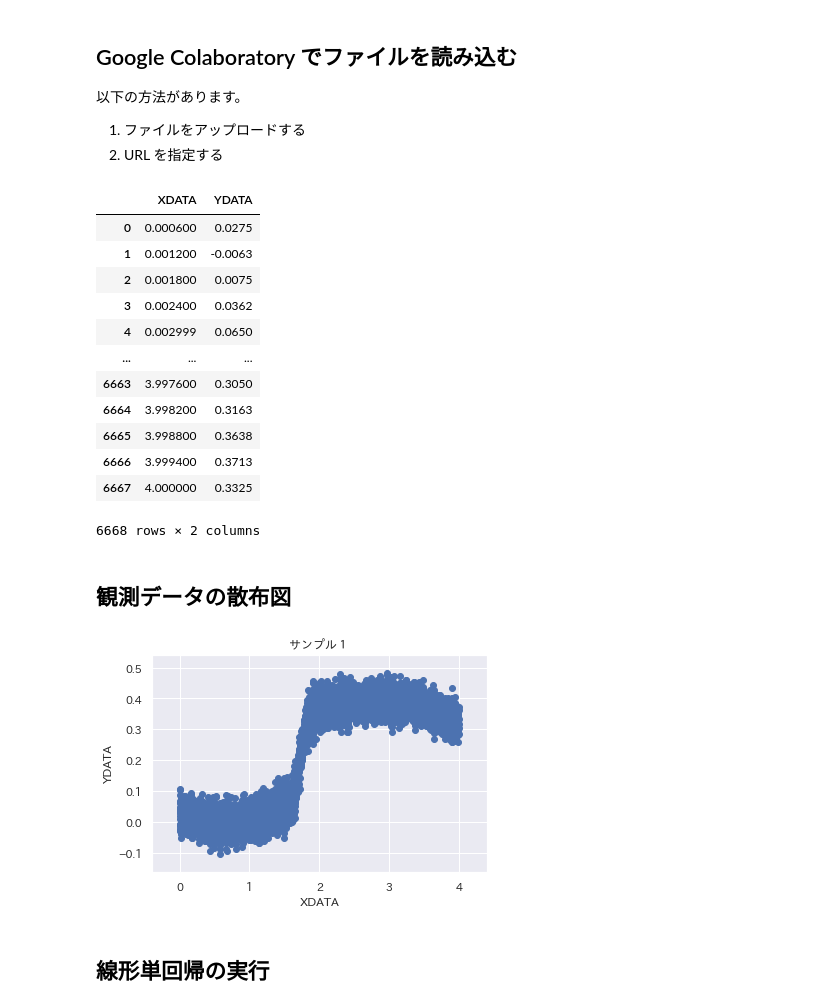
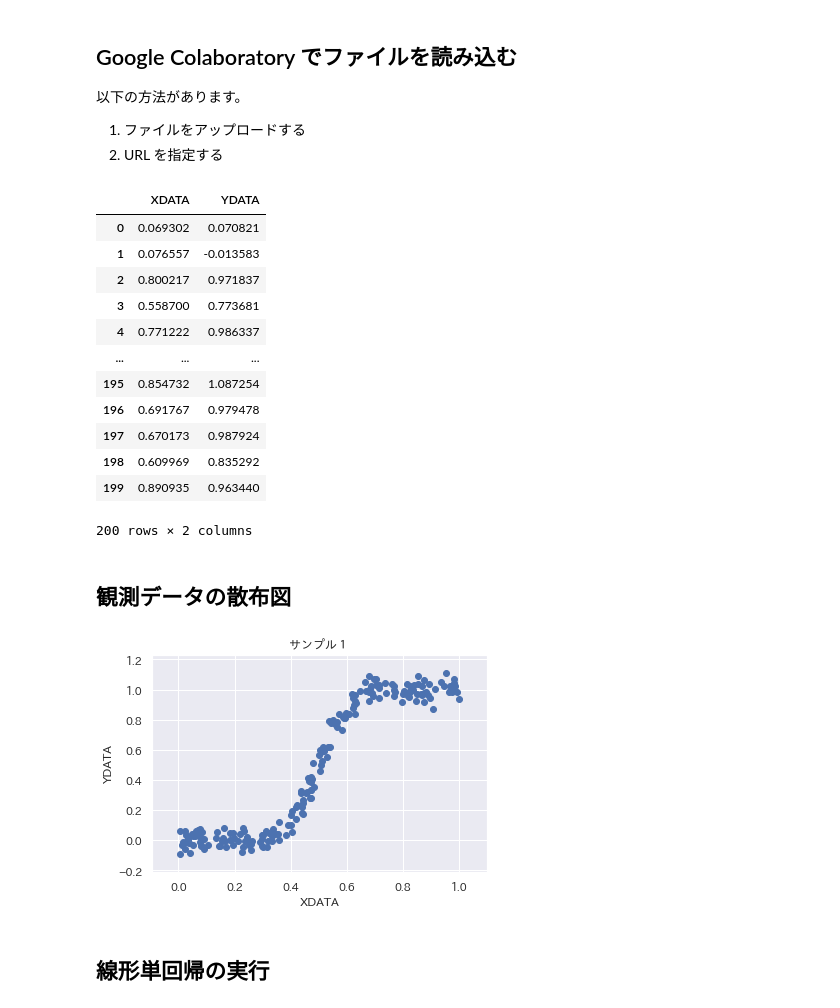
Before and after one commit to msiplab/EicEngLabIV, a Jupyter notebook: example01_01.ipynb, the cells around one changed output. Drawn from its saved outputs; the diff is of its cells as text; code cells hidden in the pictures.

```diff
--- a/example01_01.ipynb
+++ b/example01_01.ipynb
@@ -44,34 +45,34 @@ Requirement already satisfied: six in c:\users\shogo\appdata\roaming\python\pyth
 # %%
 
 #観測データのファイル
 #filename = './data/practice01_01.txt'
-filename = './data/sample01_01.txt'
+filename = './data/sample01_01.csv'
 
 #観測データ（空白区切り）の読み込み
 #dataset = pd.read_csv(filename, delim_whitespace=True)
 dataset = pd.read_csv(filename)
 
 # https://scikit-learn.org/stable/datasets/index.html
 
 #データの表示
 display(dataset)
 
 #観測データ数
 nSamples = len(dataset)
 # %% [output]
 |  | XDATA | YDATA |
-| 0 | 0.000600 | 0.0275 |
-| 1 | 0.001200 | -0.0063 |
-| 2 | 0.001800 | 0.0075 |
-| 3 | 0.002400 | 0.0362 |
-| 4 | 0.002999 | 0.0650 |
+| 0 | 0.069302 | 0.070821 |
+| 1 | 0.076557 | -0.013583 |
+| 2 | 0.800217 | 0.971837 |
+| 3 | 0.558700 | 0.773681 |
+| 4 | 0.771222 | 0.986337 |
 | ... | ... | ... |
-| 6663 | 3.997600 | 0.3050 |
-| 6664 | 3.998200 | 0.3163 |
-| 6665 | 3.998800 | 0.3638 |
-| 6666 | 3.999400 | 0.3713 |
-| 6667 | 4.000000 | 0.3325 |
+| 195 | 0.854732 | 1.087254 |
+| 196 | 0.691767 | 0.979478 |
+| 197 | 0.670173 | 0.987924 |
+| 198 | 0.609969 | 0.835292 |
+| 199 | 0.890935 | 0.963440 |
-6668 rows × 2 columns
+200 rows × 2 columns
 # %%
 # 説明変数の設定
 x = dataset.iloc[:,0].values.reshape(-1,1)
@@ -104,7 +105,7 @@ ax.set_ylim([miny-0.1*ry,maxy+0.1*ry])
 ax.grid(True)
 plt.show()
 # %% [output]
-[figure, old version]
+[figure, new version]
 # %% [markdown]
 ## 線形単回帰の実行
 # %%
```
Also changed, not shown: parts of 4 cells of this notebook, 3 other files.
